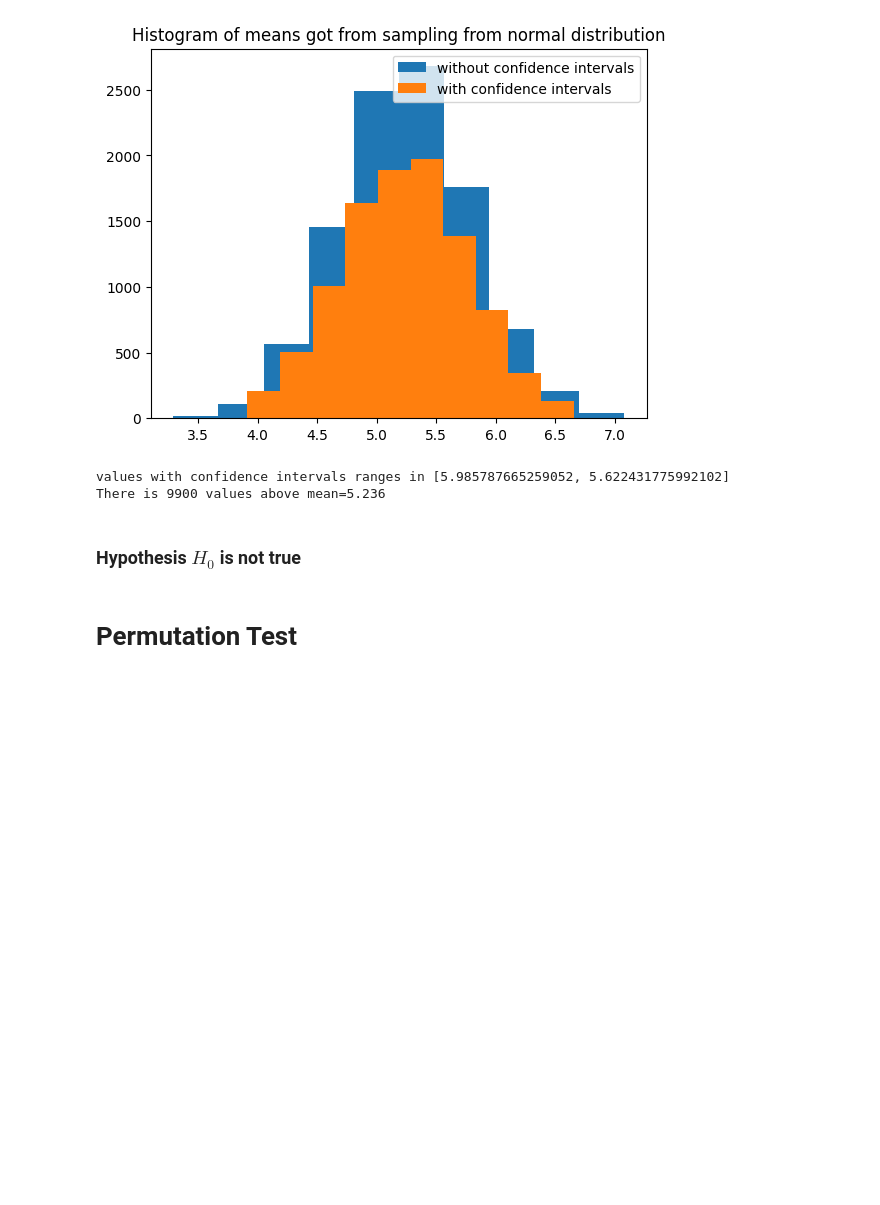
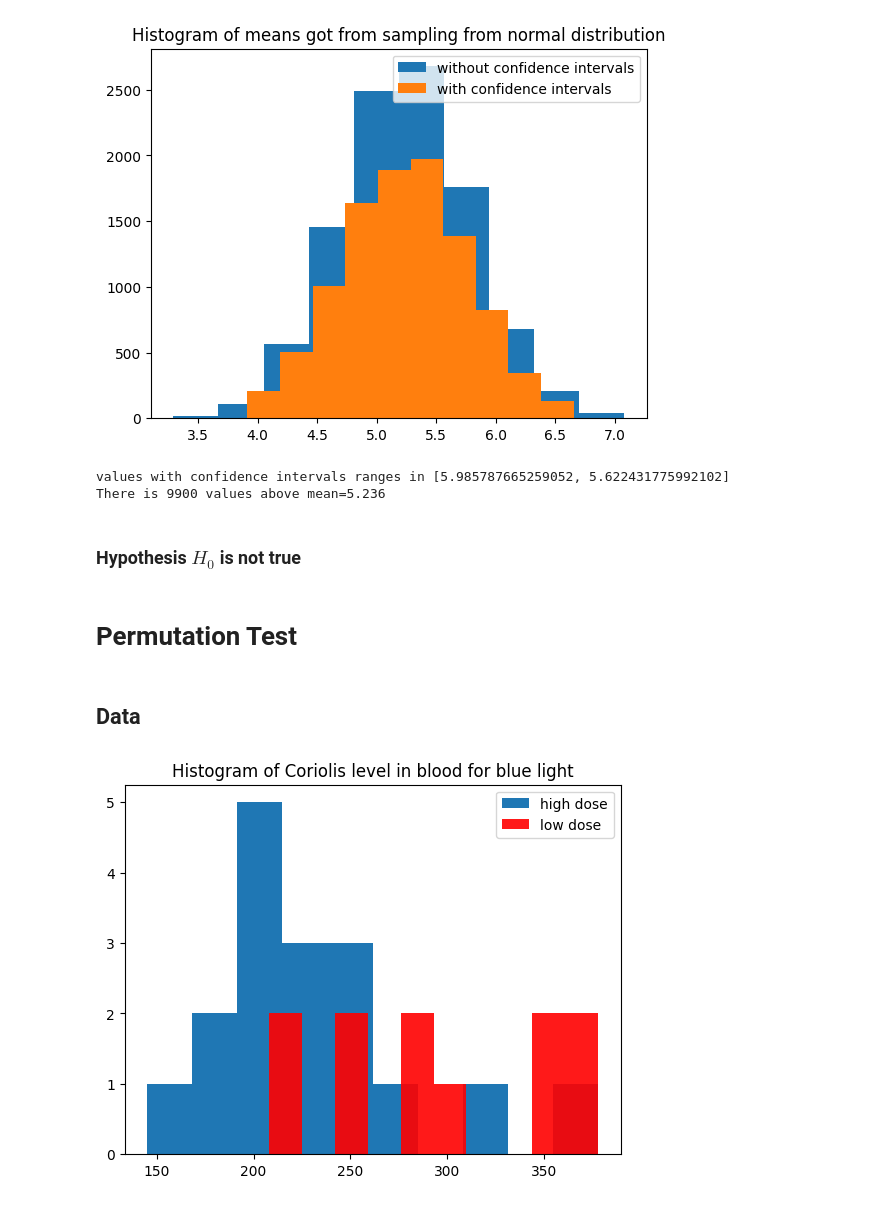
Before and after one commit to xXKeNdAmAmAsTeRXx/Machine-Learning-Tasks, a Jupyter notebook: Resampling_Methods/Statistical_Testing.ipynb, the cells around one changed output. Drawn from its saved outputs; the diff is of its cells as text; code cells hidden in the pictures; blank space fills up the shorter version.

Commit message:
Permutation test data init

```diff
--- a/Resampling_Methods/Statistical_Testing.ipynb
+++ b/Resampling_Methods/Statistical_Testing.ipynb
@@ -118,3 +114,18 @@ There is 9900 values above mean=5.236
 ### Hypothesis $H_0$ is not true
 # %% [markdown]
 # Permutation Test
+# %% [markdown]
+## Data
+# %%
+low_dose = np.array([378, 346,245,285,365,245,208,360,296,224,292])
+high_dose = np.array([218,264,211,180,256,240, 261, 205, 145, 195, 187,210,378, 204, 232, 237,310])
+
+
+plt.hist(high_dose, label="high dose")
+plt.hist(low_dose, label="low dose", alpha=0.9, color="red")
+
+plt.title("Histogram of Coriolis level in blood for blue light")
+plt.legend()
+plt.show()
+# %% [output]
+[figure, added]
```
Also changed, not shown: parts of 2 cells of this notebook.
